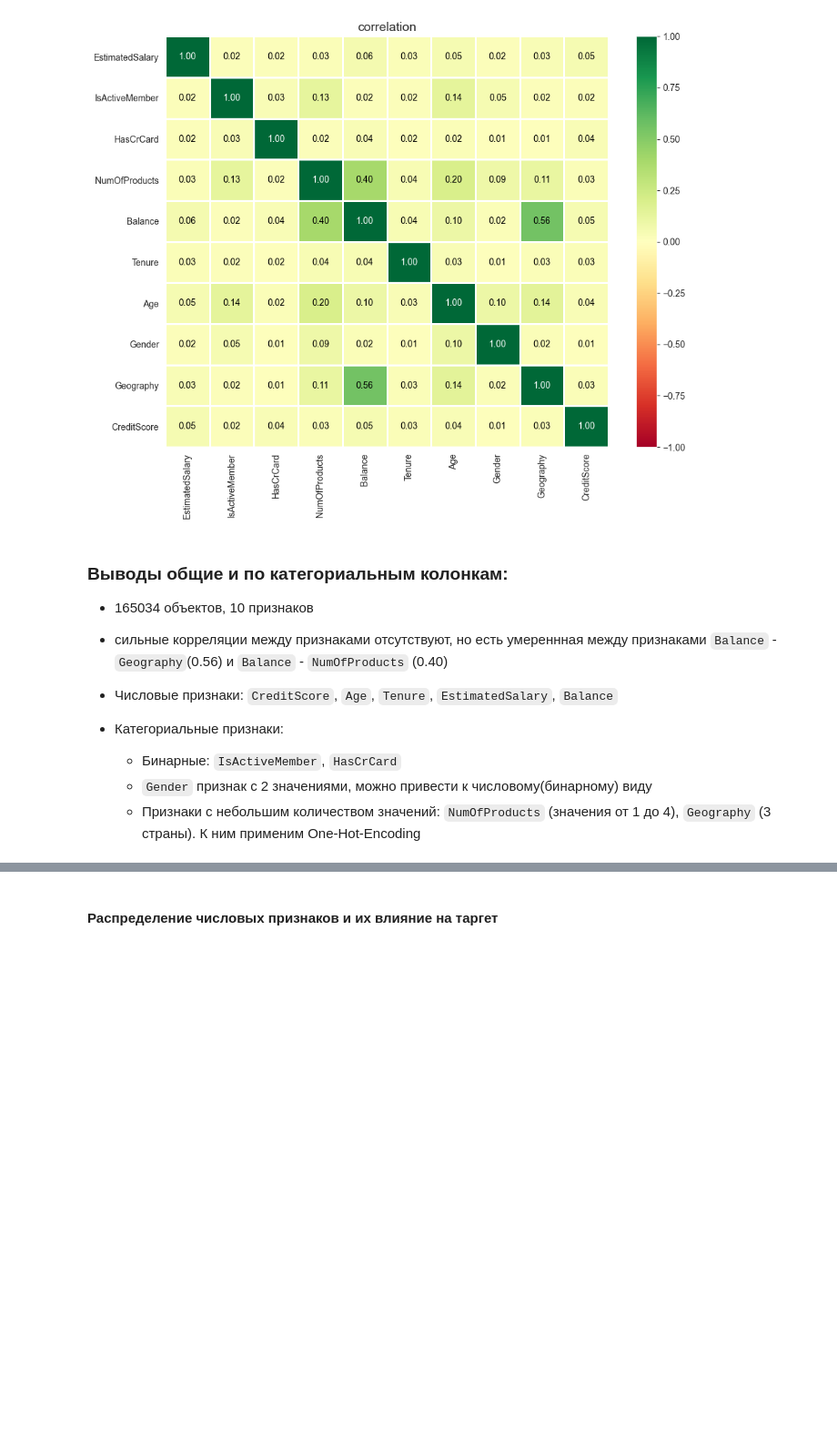
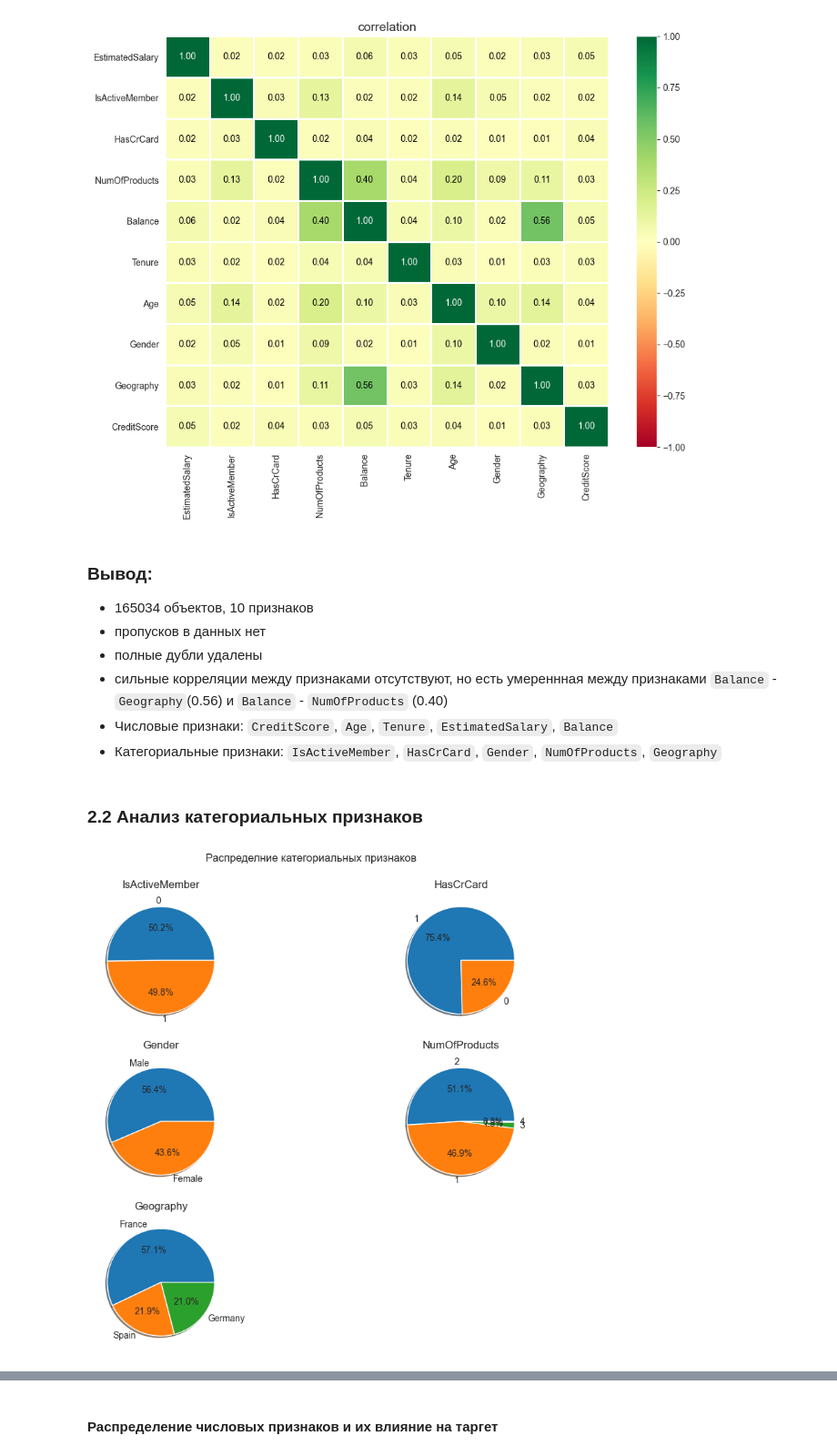
Before and after one commit to LinkiChmu/Bank_customer_churn_prediction, a Jupyter notebook: src/eda/eda.ipynb, the cells around one changed output, grey strips where cells are left out. Shown at 91% size. Drawn from its saved outputs; the diff is of its cells as text; code cells hidden in the pictures; blank space fills up the shorter version.

```diff
--- a/src/eda/eda.ipynb
+++ b/src/eda/eda.ipynb
@@ -137,13 +137,30 @@ plot_correlation_matrix(corr_matrix.values, x_labels=corr_matrix.columns, y_labe
 interval columns not set, guessing: ['CreditScore', 'Age', 'Tenure', 'Balance', 'NumOfProducts', 'HasCrCard', 'IsActiveMember', 'EstimatedSalary']
 [figure]
 # %% [markdown]
-### Выводы общие и по категориальным колонкам:
+### Вывод:
 - 165034 объектов, 10 признаков
+- пропусков в данных нет
+- полные дубли удалены
 - сильные корреляции между признаками отсутствуют, но есть умереннная между признаками `Balance` - `Geography`(0.56) и `Balance` - `NumOfProducts` (0.40)
 - Числовые признаки: `CreditScore`, `Age`, `Tenure`, `EstimatedSalary`, `Balance`
-
-- Категориальные признаки:
-
-    * Бинарные: `IsActiveMember`, `HasCrCard`
-    * `Gender` признак c 2 значениями, можно привести к числовому(бинарному) виду
-    * Признаки с небольшим количеством значений: `NumOfProducts` (значения от 1 до 4), `Geography` (3 страны). К ним применим One-Hot-Encoding
+- Категориальные признаки: `IsActiveMember`, `HasCrCard`, `Gender`, `NumOfProducts`, `Geography`
+# %% [markdown]
+### 2.2 Анализ категориальных признаков
+# %%
+cat_cols = ['IsActiveMember', 'HasCrCard', 'Gender', 'NumOfProducts', 'Geography']
+fig, axes = plt.subplots(nrows=3, ncols=2, figsize=(10, 8))
+fig.suptitle("Распределние категориальных признаков")
+
+for ax, col in zip(axes.ravel(), cat_cols):
+    counts = X[col].value_counts()
+    ax.pie(counts,
+           labels=counts.index,
+           autopct='%1.1f%%',
+           shadow=True,)
+    ax.set_title(col)
+
+axes[2][1].axis('off') # Скрываем пустой шестой график
+plt.tight_layout(pad=1.5)
+plt.show()
+# %% [output]
+[figure, added]
```
Also changed, not shown: parts of 13 cells of this notebook.
